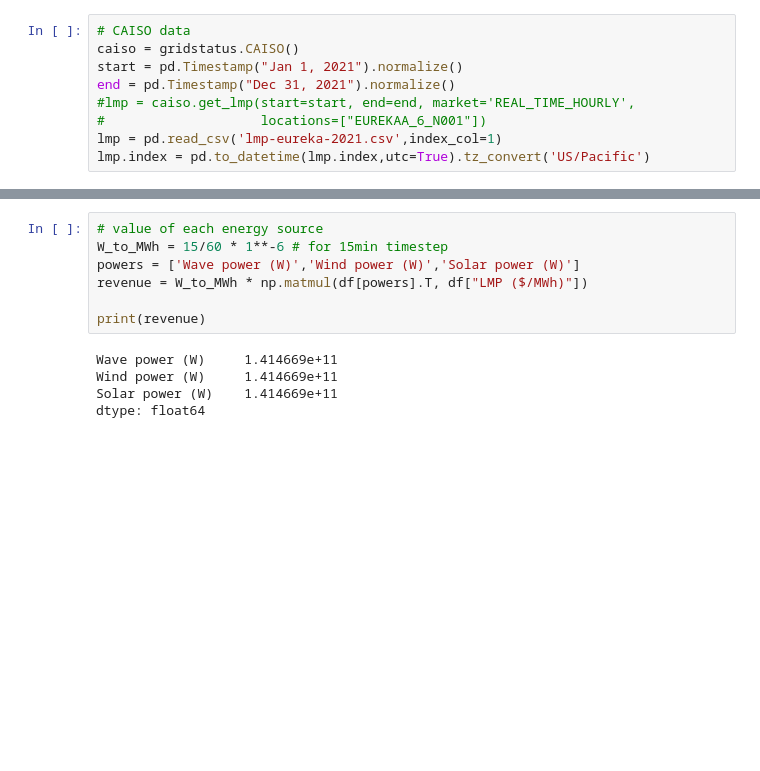
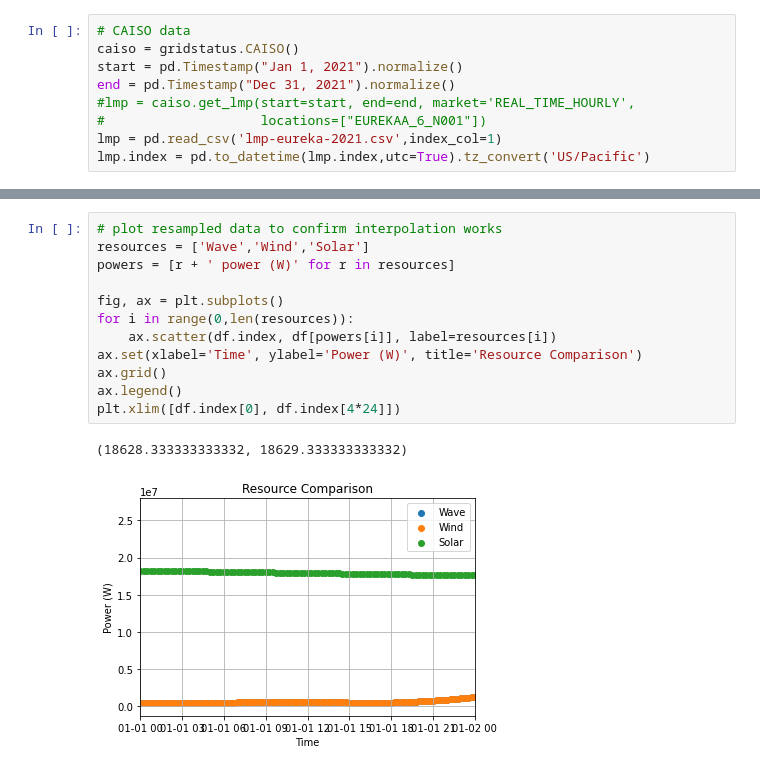
Before and after one commit to rebeccamccabe/wec-econ, a Jupyter notebook: wec-value.ipynb, the cells around one changed output, grey strips where cells are left out. Cells and saved outputs as stored; diff of their text form; blank space fills up the shorter version.

```diff
--- a/wec-value.ipynb
+++ b/wec-value.ipynb
@@ -137,12 +147,15 @@ df.head()
-# %%
-# value of each energy source
-W_to_MWh = 15/60 * 1**-6 # for 15min timestep
-powers = ['Wave power (W)','Wind power (W)','Solar power (W)']
-revenue = W_to_MWh * np.matmul(df[powers].T, df["LMP ($/MWh)"])
-
-print(revenue)
-# %% [output]
-Wave power (W)     1.414669e+11
-Wind power (W)     1.414669e+11
-Solar power (W)    1.414669e+11
-dtype: float64
+# %%
+# plot resampled data to confirm interpolation works
+resources = ['Wave','Wind','Solar']
+powers = [r + ' power (W)' for r in resources]
+
+fig, ax = plt.subplots()
+for i in range(0,len(resources)):
+    ax.scatter(df.index, df[powers[i]], label=resources[i])
+ax.set(xlabel='Time', ylabel='Power (W)', title='Resource Comparison')
+ax.grid()
+ax.legend()
+plt.xlim([df.index[0], df.index[4*24]])
+# %% [output]
+(18628.333333333332, 18629.333333333332)
+[figure, added]
```
Also changed, not shown: parts of 8 cells of this notebook.
